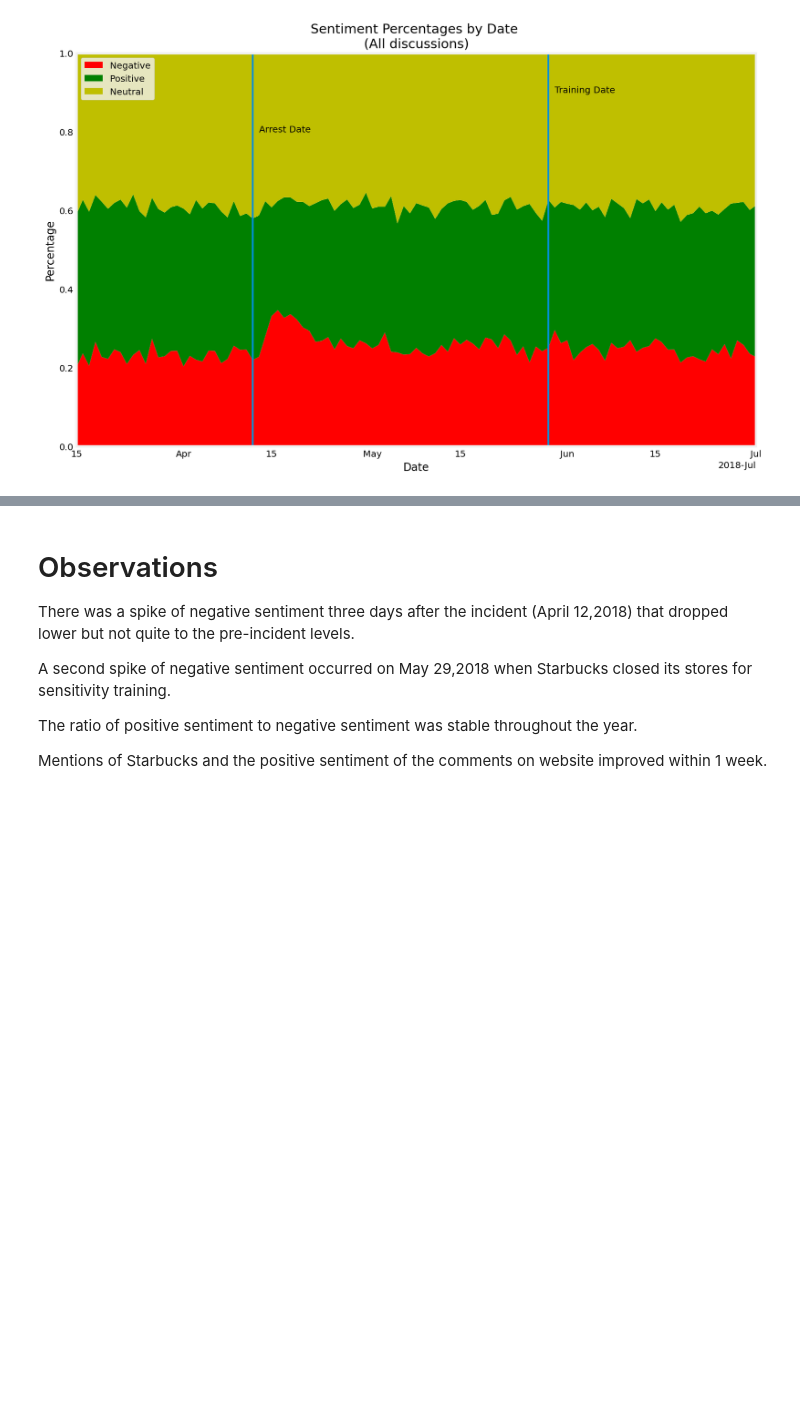
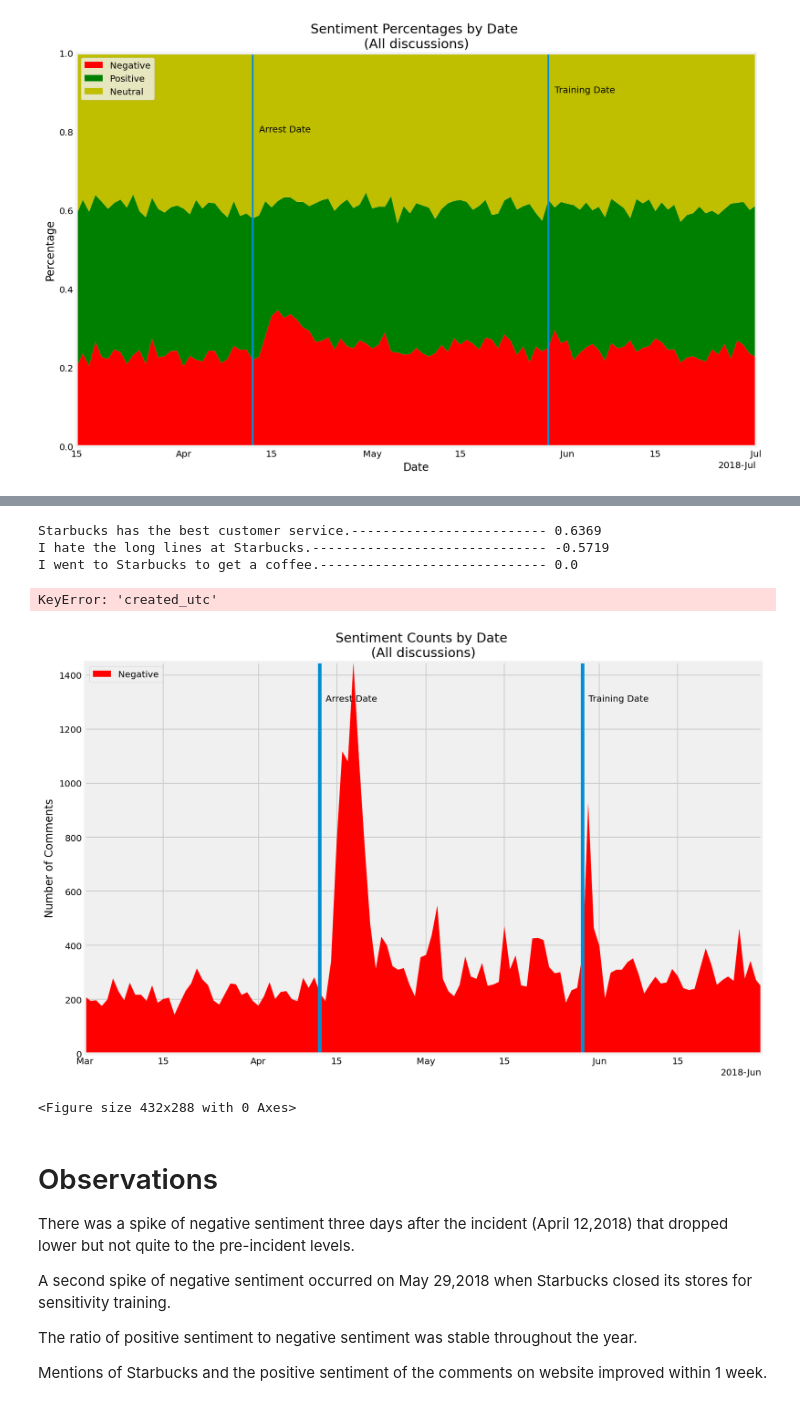
Before and after one commit to SteveG1993/Online-Sentiment-Analysis, a Jupyter notebook: Code/Notebooks/Starbucks Sentiment Analysis.ipynb, the cells around one changed output, grey strips where cells are left out. Saved outputs shown, nothing was run; the diff lists cells and outputs as text; code cells hidden in the pictures; blank space fills up the shorter version.

```diff
--- a/Code/Notebooks/Starbucks Sentiment Analysis.ipynb
+++ b/Code/Notebooks/Starbucks Sentiment Analysis.ipynb
@@ -456,0 +537,2 @@ plt.show();
+# %%
+df['neg_rolling']=df['Negative'].rolling(window=14).mean()
@@ -457,3 +579,72 @@ plt.show();
+# %%
+sentences = ["Starbucks has the best customer service.",  # positive sentence example
+             "I hate the long lines at Starbucks.",  # punctuation emphasis handled correctly (sentiment intensity adjusted)
+             "I went to Starbucks to get a coffee.",]
+
+analyzer = SentimentIntensityAnalyzer()
+for sentence in sentences:
+    vs = analyzer.polarity_scores(sentence)
+    print("{:-<65} {}".format(sentence, str(vs['compound'])))
+# %% [output]
+Starbucks has the best customer service.------------------------- 0.6369
+I hate the long lines at Starbucks.------------------------------ -0.5719
+I went to Starbucks to get a coffee.----------------------------- 0.0
+# %%
+
+
+ax = plt.gca()
+trans = ax.get_xaxis_transform()
+ax.xaxis.set_major_locator(locator)
+ax.xaxis.set_major_formatter(formatter)
+arrest_line = ax.axvline(arrest_date)
+ax.axvline(close_date)
+
+ax.text(arrest_date + datetime.timedelta(days=1)  ,.9, 'Arrest Date', transform=trans)
+ax.text(close_date + datetime.timedelta(days=1)  ,.9, 'Training Date', transform=trans)
+
+plt.xlabel('Date')
+plt.ylabel('Percentage')
+plt.margins(0,0)
+plt.title('Positive and Negative Sentiment Percentages')
+plt.show();
+# %% [output]
+KeyError: 'created_utc'
+# %%
+
+# All Discussion Threads
+from matplotlib.dates import AutoDateLocator
+from matplotlib.dates import ConciseDateFormatter
+
+locator = AutoDateLocator()
+formatter = ConciseDateFormatter(locator)
+
+
+plt.figure(figsize=(12,8))
+plt.stackplot(df['created_utc'],df["Negative"], labels=['Negative'],colors=['r'])
+plt.legend(loc='upper left')
+
+ax = plt.gca()
+trans = ax.get_xaxis_transform()
+ax.xaxis.set_major_locator(locator)
+ax.xaxis.set_major_formatter(formatter)
+arrest_line = ax.axvline(arrest_date)
+ax.axvline(close_date)
+
+
+ax.text(arrest_date + datetime.timedelta(days=1)  ,.9, 'Arrest Date', transform=trans)
+ax.text(close_date + datetime.timedelta(days=1)  ,.9, 'Training Date', transform=trans)
+
+
+plt.ylabel('Number of Comments')
+plt.margins(0,0)
+plt.title('Sentiment Counts by Date \n(All discussions)')
+
+plt.show()
+
+plt.savefig('starbucks_sentiments_by_date.jpg')
+# %% [output]
+[figure, added]
+<Figure size 432x288 with 0 Axes>
 # %% [markdown]
 # Observations
 
```
Also changed, not shown: parts of 43 cells of this notebook.
